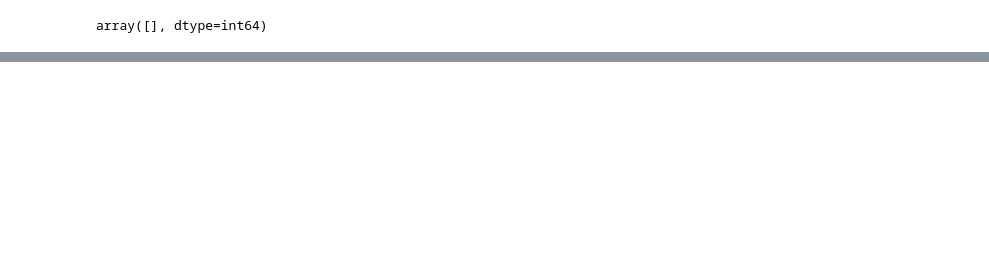
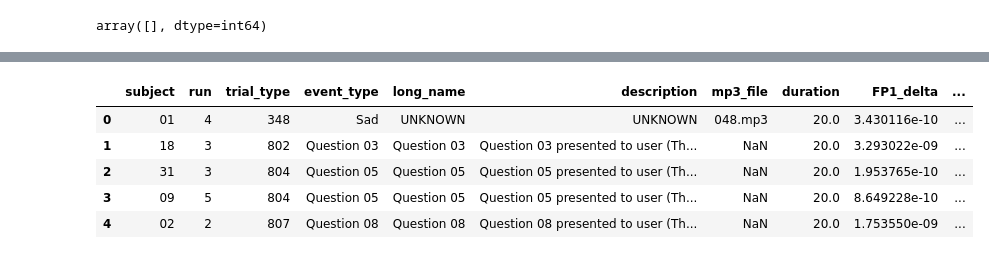
Before and after one commit to Jazgalor/Projekt-ABDMiB, a Jupyter notebook: analysis.ipynb, the cells around one changed output, grey strips where cells are left out. Drawn from its saved outputs; the diff is of its cells as text; code cells hidden in the pictures; blank space fills up the shorter version.

```diff
--- a/analysis.ipynb
+++ b/analysis.ipynb
@@ -778,8 +778,6 @@ print(emotion_map)
 # =====================================
 
 EXCLUDED_EVENTS = {
-    257,
-    259,
     263,
     788,
     901,
@@ -1021,11 +1019,11 @@ for _, edf_row in edf_df.iterrows():
                 sfreq
             )
 
-            row[f"{ch_name}_alpha"] = powers["alpha"]
+            for band_name in BANDS.keys():
 
-            row[f"{ch_name}_beta"] = powers["beta"]
-
-            row[f"{ch_name}_gamma"] = powers["gamma"]
+                row[
+                    f"{ch_name}_{band_name}"
+                ] = powers[band_name]
 
         dataset_rows.append(row)
 
@@ -1103,0 +1249,71 @@ Name: count, dtype: int64
+# %%
+import pandas as pd
+
+# =====================================
+# połączenie
+# =====================================
+
+full_df = pd.concat(
+    [training_df, resting_df],
+    ignore_index=True
+)
+
+print("Przed redukcją:")
+print(full_df["event_type"].value_counts())
+
+# =====================================
+# parametry
+# =====================================
+
+MAX_RECORDS = 100
+
+# =====================================
+# downsampling
+# =====================================
+
+balanced_parts = []
+
+for event_type, group in full_df.groupby("event_type"):
+
+    n = len(group)
+
+    if n > 200:
+
+        group = group.sample(
+            n=MAX_RECORDS,
+            random_state=42
+        )
+
+    balanced_parts.append(group)
+
+balanced_df = pd.concat(
+    balanced_parts,
+    ignore_index=True
+)
+
+# =====================================
+# mieszanie rekordów
+# =====================================
+
+balanced_df = balanced_df.sample(
+    frac=1,
+    random_state=42
+).reset_index(drop=True)
+
+# =====================================
+# wynik
+# =====================================
+
+print("\nPo redukcji:")
+print(
+    balanced_df["event_type"]
+    .value_counts()
+)
+
+print("\nRozmiar:")
+print(balanced_df.shape)
+
+display(
+    balanced_df.head()
+)
+# %% [output]
@@ -1103,0 +1337,6 @@ Name: count, dtype: int64
+|  | subject | run | trial_type | event_type | long_name | description | mp3_file | duration | FP1_delta | ... |
+| 0 | 01 | 4 | 348 | Sad | UNKNOWN | UNKNOWN | 048.mp3 | 20.0 | 3.430116e-10 | ... |
+| 1 | 18 | 3 | 802 | Question 03 | Question 03 | Question 03 presented to user (Th... | NaN | 20.0 | 3.293022e-09 | ... |
+| 2 | 31 | 3 | 804 | Question 05 | Question 05 | Question 05 presented to user (Th... | NaN | 20.0 | 1.953765e-10 | ... |
+| 3 | 09 | 5 | 804 | Question 05 | Question 05 | Question 05 presented to user (Th... | NaN | 20.0 | 8.649228e-10 | ... |
+| 4 | 02 | 2 | 807 | Question 08 | Question 08 | Question 08 presented to user (Th... | NaN | 20.0 | 1.753550e-09 | ... |
```
Also changed, not shown: parts of 20 cells of this notebook.
